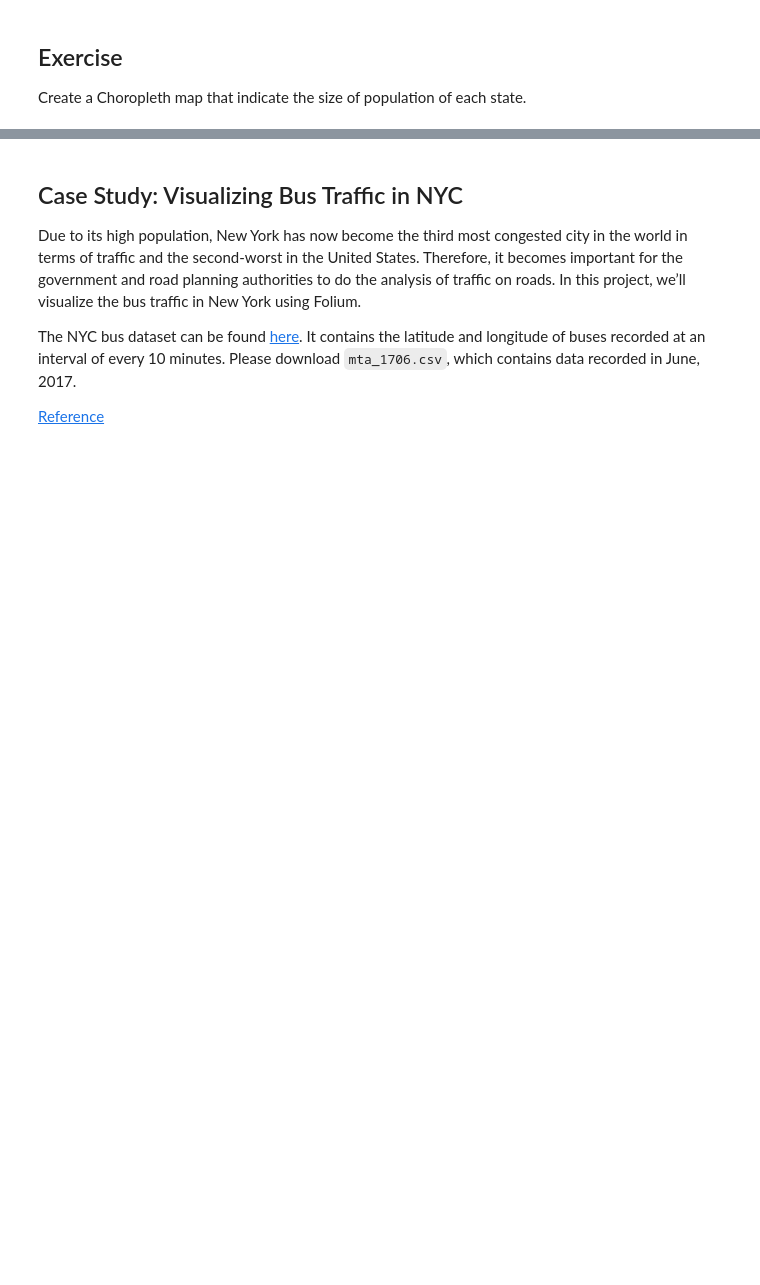
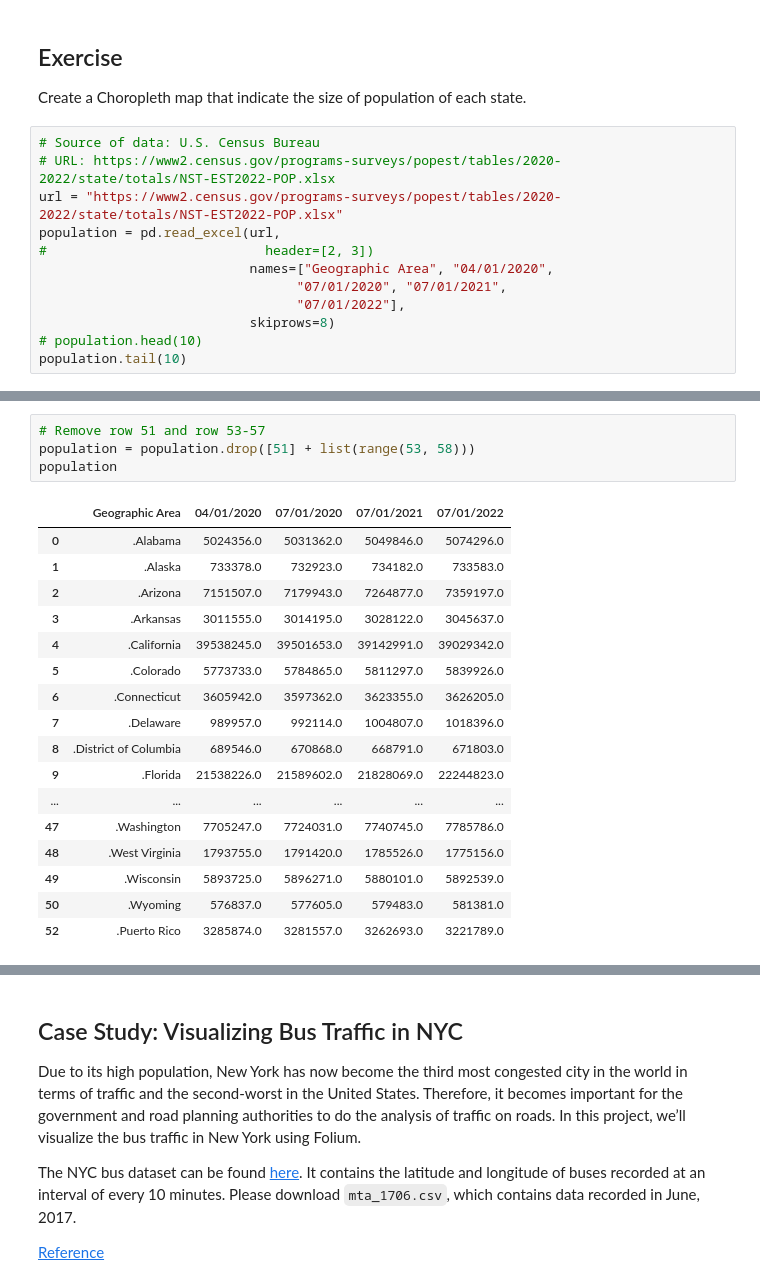
Before and after one commit to ch00226855/DataAnalysisFall2023, a Jupyter notebook: Week08_GeospatialPlotting.ipynb, the cells around one changed output, grey strips where cells are left out. Saved outputs shown, nothing was run; the diff lists cells and outputs as text; blank space fills up the shorter version.

```diff
--- a/Week08_GeospatialPlotting.ipynb
+++ b/Week08_GeospatialPlotting.ipynb
@@ -105,3 +193,15 @@ m
 # %% [markdown]
 ## Exercise
 Create a Choropleth map that indicate the size of population of each state.
+# %%
+# Source of data: U.S. Census Bureau
+# URL: https://www2.census.gov/programs-surveys/popest/tables/2020-2022/state/totals/NST-EST2022-POP.xlsx
+url = "https://www2.census.gov/programs-surveys/popest/tables/2020-2022/state/totals/NST-EST2022-POP.xlsx"
+population = pd.read_excel(url,
+#                            header=[2, 3])
+                           names=["Geographic Area", "04/01/2020",
+                                 "07/01/2020", "07/01/2021",
+                                 "07/01/2022"],
+                           skiprows=8)
+# population.head(10)
+population.tail(10)
@@ -107,0 +220,22 @@ Create a Choropleth map that indicate the size of population of each state.
+# %%
+# Remove row 51 and row 53-57
+population = population.drop([51] + list(range(53, 58)))
+population
+# %% [output]
+|  | Geographic Area | 04/01/2020 | 07/01/2020 | 07/01/2021 | 07/01/2022 |
+| 0 | .Alabama | 5024356.0 | 5031362.0 | 5049846.0 | 5074296.0 |
+| 1 | .Alaska | 733378.0 | 732923.0 | 734182.0 | 733583.0 |
+| 2 | .Arizona | 7151507.0 | 7179943.0 | 7264877.0 | 7359197.0 |
+| 3 | .Arkansas | 3011555.0 | 3014195.0 | 3028122.0 | 3045637.0 |
+| 4 | .California | 39538245.0 | 39501653.0 | 39142991.0 | 39029342.0 |
+| 5 | .Colorado | 5773733.0 | 5784865.0 | 5811297.0 | 5839926.0 |
+| 6 | .Connecticut | 3605942.0 | 3597362.0 | 3623355.0 | 3626205.0 |
+| 7 | .Delaware | 989957.0 | 992114.0 | 1004807.0 | 1018396.0 |
+| 8 | .District of Columbia | 689546.0 | 670868.0 | 668791.0 | 671803.0 |
+| 9 | .Florida | 21538226.0 | 21589602.0 | 21828069.0 | 22244823.0 |
+| ... | ... | ... | ... | ... | ... |
+| 47 | .Washington | 7705247.0 | 7724031.0 | 7740745.0 | 7785786.0 |
+| 48 | .West Virginia | 1793755.0 | 1791420.0 | 1785526.0 | 1775156.0 |
+| 49 | .Wisconsin | 5893725.0 | 5896271.0 | 5880101.0 | 5892539.0 |
+| 50 | .Wyoming | 576837.0 | 577605.0 | 579483.0 | 581381.0 |
+| 52 | .Puerto Rico | 3285874.0 | 3281557.0 | 3262693.0 | 3221789.0 |
```
Also changed, not shown: parts of 33 cells of this notebook.
